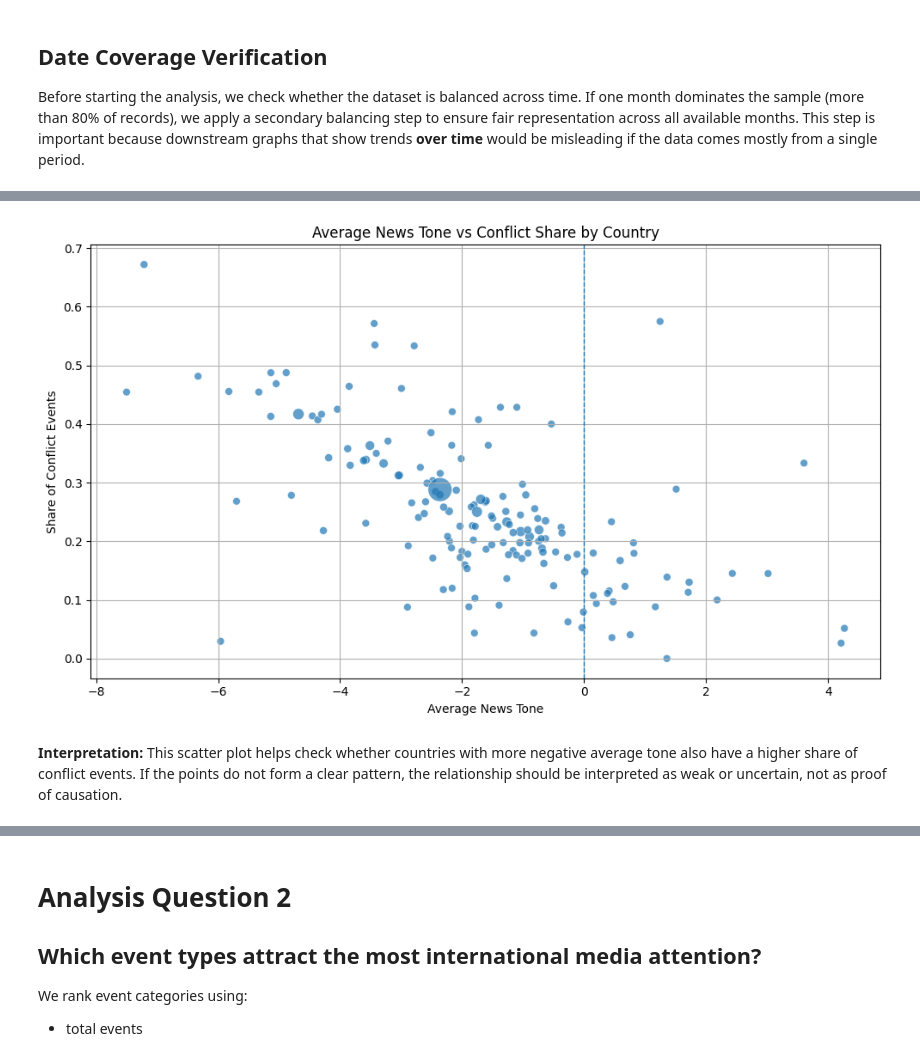
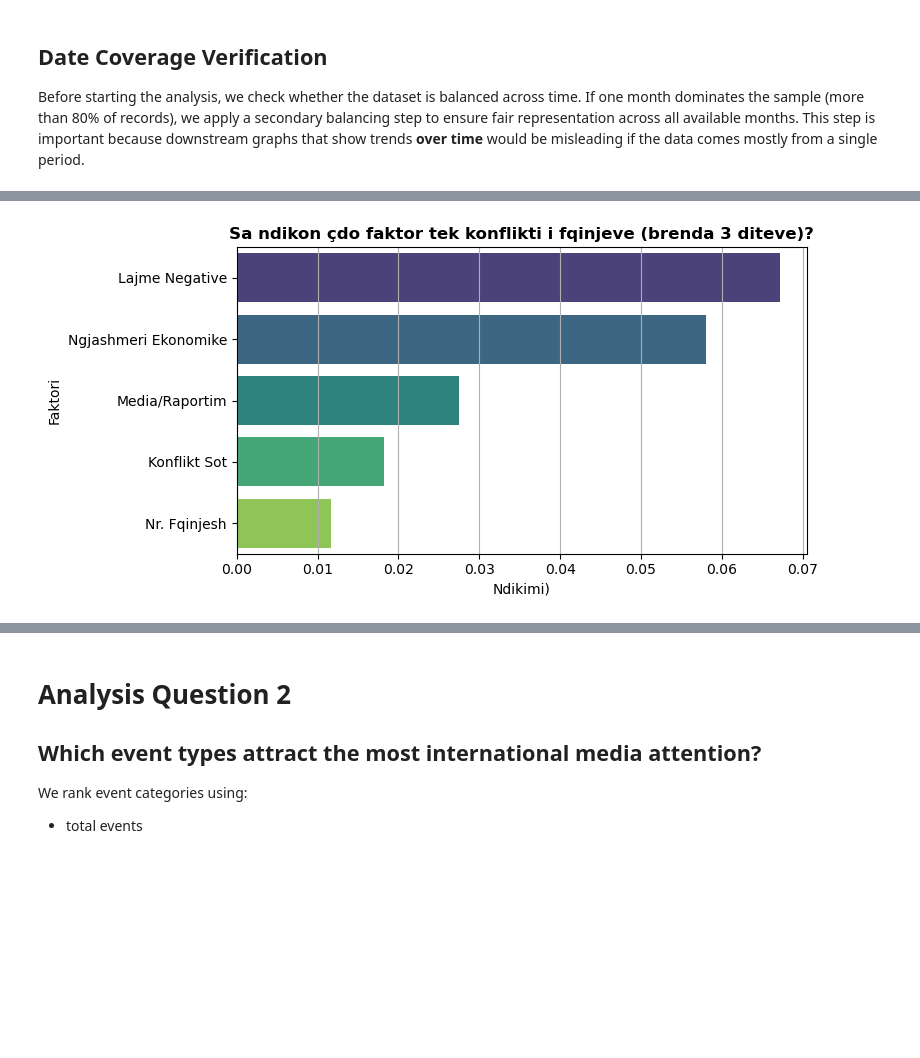
Before and after one commit to Beltinaa/world_mood_map_notebook, a Jupyter notebook: world_mood_map_notebook.ipynb, the cells around one changed output, grey strips where cells are left out. Cells and saved outputs as stored; diff of their text form; code cells hidden in the pictures; blank space fills up the shorter version.

```diff
--- a/world_mood_map_notebook.ipynb
+++ b/world_mood_map_notebook.ipynb
@@ -629,27 +651,21 @@ plt.show()
 # %%
 # ============================================================
-# Cell 12: Scatter plot — average tone vs conflict share
+# Faktoret qe ndikojn tek konflikti i fqinjeve
 # ============================================================
 
-plt.figure(figsize=(10, 6))
-sns.scatterplot(
-    data=country_stats,
-    x="avg_tone",
-    y="conflict_share",
-    size="events",
-    sizes=(40, 400),
-    alpha=0.7,
-    legend=False
-)
-plt.axvline(0, linestyle="--", linewidth=1)
-plt.title("Average News Tone vs Conflict Share by Country")
-plt.xlabel("Average News Tone")
-plt.ylabel("Share of Conflict Events")
-plt.tight_layout()
-plt.show()
+
+dom["target"] = ((dom.nb_c1>0)|(dom.nb_c2>0)|(dom.nb_c3>0)).astype(int)
+feats5 = ["neg_tone","attention","conflict","n_nb","eco_sim"]
+labels5 = ["Lajme Negative","Media/Raportim","Konflikt Sot","Nr. Fqinjesh","Ngjashmeri Ekonomike"]
+
+corr_vals = dom[feats5 + ["target"]].corr()["target"].drop("target").abs()
+imp = pd.DataFrame({"Faktori":labels5,"Rëndësia":corr_vals.values}).sort_values("Rëndësia",ascending=False)
+
+plt.figure(figsize=(8,4))
+sns.barplot(data=imp,x="Rëndësia",y="Faktori",palette="viridis",legend=False)
+plt.title("Sa ndikon çdo faktor tek konflikti i fqinjeve (brenda 3 diteve)?",fontweight="bold")
+plt.xlabel("Ndikimi)"); plt.tight_layout(); plt.show()
 # %% [output]
-[figure, old version]
+[figure, new version]
-# %% [markdown]
-**Interpretation:** This scatter plot helps check whether countries with more negative average tone also have a higher share of conflict events. If the points do not form a clear pattern, the relationship should be interpreted as weak or uncertain, not as proof of causation.
 # %%
 # ============================================================
```
Also changed, not shown: parts of 23 cells of this notebook, 11 other files.
